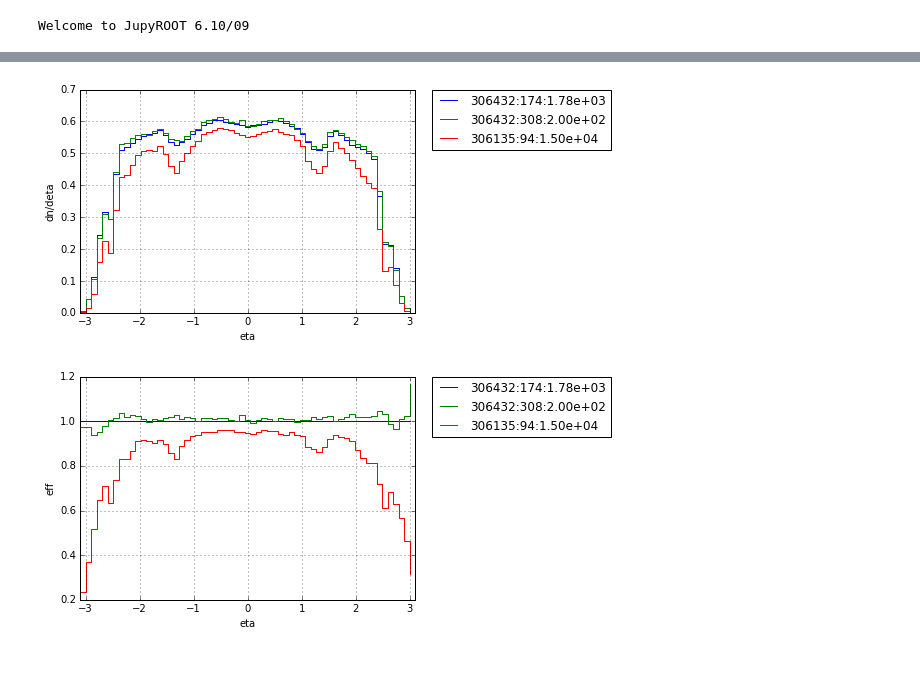
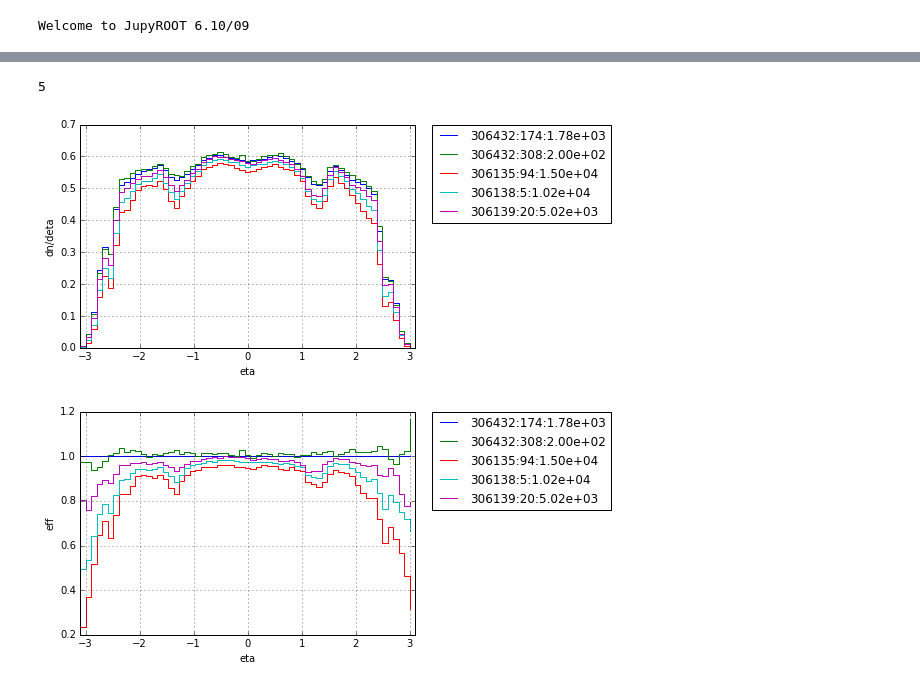
Before and after one commit to VinInn/pyTools, a Jupyter notebook: zerobias.ipynb, the cells around one changed output, grey strips where cells are left out. Cells and saved outputs as stored; diff of their text form; code cells hidden in the pictures.

```diff
--- a/zerobias.ipynb
+++ b/zerobias.ipynb
@@ -43,7 +43,7 @@ def loop(args) :
         print f
         events = Events(f)
         ls = eventsInLumiRange(events,l[0],l[1])
-        if ls[0] eq ls[1] : continue
+        if ls[0] == ls[1] : continue
         mini = Mini()
         a= events.to(ls[0])
         mini.set(events)
@@ -78,11 +88,16 @@ def loop(args) :
 # %%
+AOD = False
 f1 = fullFileName(tier0+'/store/data/Run2017F/ZeroBias4/MINIAOD/PromptReco-v1/000/306/432/00000/', \
 ['2E885A64-3EC7-E711-8D0D-02163E019C87.root','8E9534C0-40C7-E711-A529-02163E0140D6.root','D09D212D-51C7-E711-A545-02163E014412.root']
                  )
 f2 = [tier0+'/store/data/Run2017F/ZeroBias/MINIAOD/PromptReco-v1/000/306/135/00000/8C5C6752-63C5-E711-B4C4-02163E0120F0.root']
+f3 = [tier0+'/store/data/Run2017F/ZeroBias/MINIAOD/PromptReco-v1/000/306/138/00000/7E3B50A2-3AC6-E711-A1BF-02163E01A62C.root']
+f4 = [tier0+'/store/data/Run2017F/ZeroBias/MINIAOD/PromptReco-v1/000/306/139/00000/EEDAA3C7-2AC6-E711-B2EF-02163E011C96.root']
 l1 = (174,186)
 l2 = (300,330)
 l3 = (0,1000)
-p = Pool(4)
-ret = p.map(loop,[(f1,l1),(f1,l2),(f2,l3)])
+if (AOD) :
+    p = Pool(4)
+    ret = p.map(loop,[(f1,l1),(f1,l2),(f2,l3),(f3,l3),(f4,l3)])
+
 #ne,tkPars = zip(*ret)
@@ -109,15 +106,29 @@ p.terminate()
+# %%
+if (AOD) :
+   rid,ne,tkPars = zip(*ret)
+else :
+      rid,ne,tkPars = loadFile('minBiasF')
+print len(rid)
+if (AOD) : saveFile('minBiasF',rid,ne,tkPars)
+# %% [output]
+5
 # %%
-def plots(ret) :
+def onePlot(rid,ne,tkPars) :
     eta=0
     phi=1
     pt=2
     w=3
-    yy = []
-    for rid,ne,tkPars in ret :
-      ya,x = np.histogram(tkPars[eta],np.linspace(-3.1,3.1,62),weights=10./float(ne)*tkPars[w])
-      x.resize(len(ya))
-      yy.append(ya)
-      plt.step(x,ya,where='post',label=rid)
+    ya,x = np.histogram(tkPars[eta],np.linspace(-3.1,3.1,62),weights=10./float(ne)*tkPars[w])
+    x.resize(len(ya))
+    plt.step(x,ya,where='post',label=rid)
+    return ya,x
+def plots(rid,ne,tkPars) :
+    eta=0
+    phi=1
+    pt=2
+    w=3
+    yx = map(onePlot,rid,ne,tkPars)
+    yy,xx = zip(*yx)
     plt.grid(True)
     plt.legend(bbox_to_anchor=(1.05, 1), loc=2, borderaxespad=0.)
     plt.xlim(-3.1,3.1)
@@ -127,7 +138,7 @@ def plots(ret) :
 
     k=0
     for y in yy :
-        plt.step(x,y/yy[0],where='post',label=ret[k][0])
+        plt.step(xx[0],y/yy[0],where='post',label=ret[k][0])
         k+=1
     plt.grid(True)
     plt.legend(bbox_to_anchor=(1.05, 1), loc=2, borderaxespad=0.)
@@ -135,8 +146,8 @@ def plots(ret) :
     plt.xlabel('eta')
     plt.ylabel('eff')
     plt.show()
-# %%
-plots(ret)
-# %% [output]
-[figure, removed]
-[figure, removed]
+# %%
+plots(rid,ne,tkPars)
+# %% [output]
+[figure, added]
+[figure, added]
```
Also changed, not shown: parts of 5 cells of this notebook.
